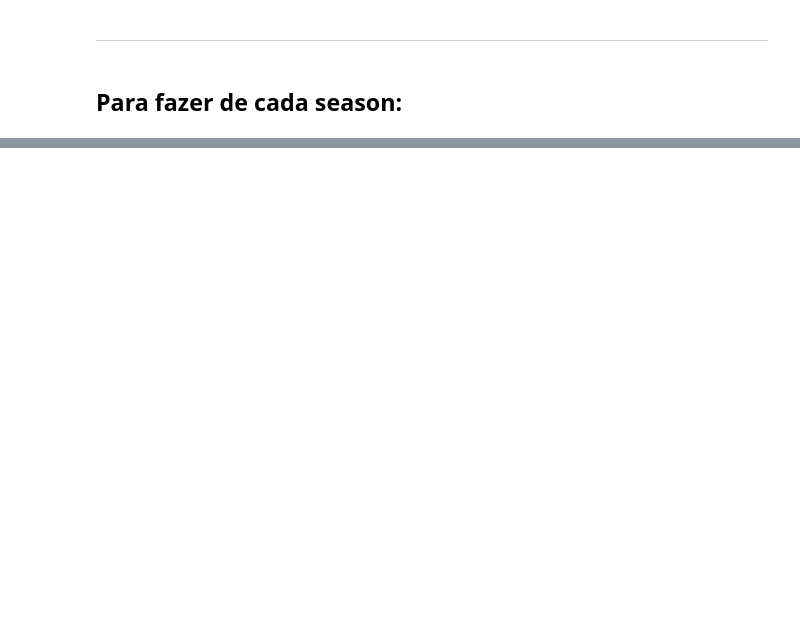
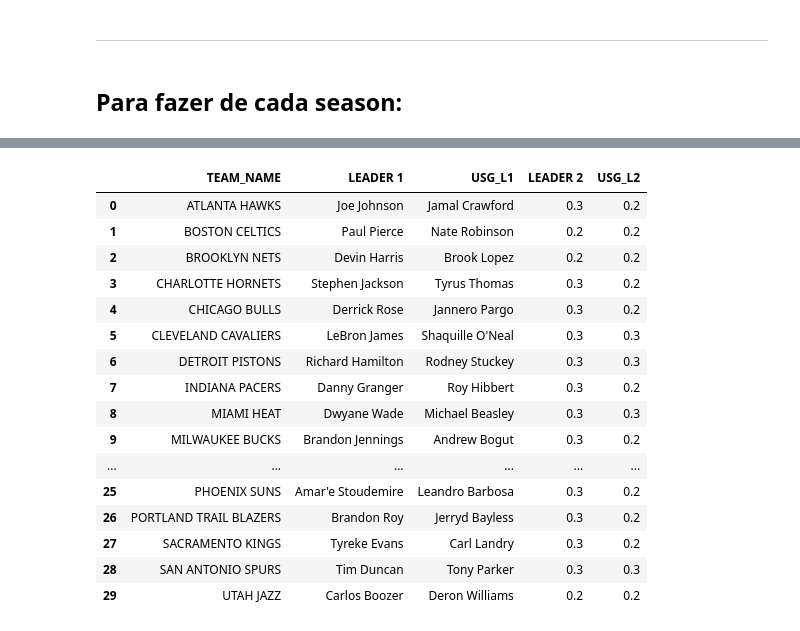
Before and after one commit to diegonhd/nba-pca-analysis, a Jupyter notebook: notebooks/web_scrapping.ipynb, the cells around one changed output, grey strips where cells are left out. Drawn from its saved outputs; the diff is of its cells as text; code cells hidden in the pictures; blank space fills up the shorter version.

```diff
--- a/notebooks/web_scrapping.ipynb
+++ b/notebooks/web_scrapping.ipynb
@@ -176,7 +178,7 @@ nba_teams = [
     "SAN ANTONIO SPURS", "UTAH JAZZ"
 ]
 
-df_teams = pd.DataFrame()
+df_teams = pd.DataFrame(index = range(30))
 df_teams["TEAMS"] = nba_teams
 
 getting_ID_row_by_name(df_teams["TEAMS"], df_teams)
@@ -237,0 +431,70 @@ df_2017
+# %%
+def get_usage_stars(season):
+
+    # Estabelecendo o número mínimo de jogos para a 'estrela'
+    min_games=30
+
+    df = leaguedashplayerstats.LeagueDashPlayerStats(
+        season=season,
+        per_mode_detailed='PerGame',
+        measure_type_detailed_defense='Advanced'
+    ).get_data_frames()[0]
+
+    cols = ["PLAYER_NAME", "TEAM_ID", "TEAM_ABBREVIATION", "GP", "USG_PCT"]
+    metric = "USG_PCT"
+
+    df = df[cols]
+    df_filtered = df[df['GP'] >= min_games].copy()
+    team_ids = df_teams["TEAM_ID"].astype(int)
+
+    # Criando listas que servirão de colunas para o df final
+    leader1_name = []
+    leader2_name = []
+    leader1_usg = []
+    leader2_usg = []
+
+
+    for team_id in team_ids:
+        team_df = df_filtered[df_filtered['TEAM_ID'] == team_id]
+
+        # Cria um DataFrame ordenado pelos 2 jogadores com mais USG%
+        top_2 = team_df.sort_values(by=metric, ascending=False).head(2)
+
+        players_name = []
+        players_usg = []
+        for index, player in top_2.iterrows(): # Index iterando as linhas
+            usg_val = player[metric]
+            players_name.append(player['PLAYER_NAME'])
+            players_usg.append(round(usg_val, 1))
+
+        leader1_usg.append(players_usg[0])
+        leader2_usg.append(players_usg[1])
+        leader1_name.append(players_name[0])
+        leader2_name.append(players_name[1])
+
+    df_results = pd.DataFrame()
+    df_results["TEAM_NAME"] = nba_teams
+    df_results["LEADER 1"], df_results["USG_L1"]= leader1_name, leader2_name
+    df_results["LEADER 2"], df_results["USG_L2"] = leader1_usg, leader2_usg
+    return df_results
+
+df_usage = get_usage_stars(season='2009-10')
+df_usage
+# %% [output]
+|  | TEAM_NAME | LEADER 1 | USG_L1 | LEADER 2 | USG_L2 |
+| 0 | ATLANTA HAWKS | Joe Johnson | Jamal Crawford | 0.3 | 0.2 |
+| 1 | BOSTON CELTICS | Paul Pierce | Nate Robinson | 0.2 | 0.2 |
+| 2 | BROOKLYN NETS | Devin Harris | Brook Lopez | 0.2 | 0.2 |
+| 3 | CHARLOTTE HORNETS | Stephen Jackson | Tyrus Thomas | 0.3 | 0.2 |
+| 4 | CHICAGO BULLS | Derrick Rose | Jannero Pargo | 0.3 | 0.2 |
+| 5 | CLEVELAND CAVALIERS | LeBron James | Shaquille O'Neal | 0.3 | 0.3 |
+| 6 | DETROIT PISTONS | Richard Hamilton | Rodney Stuckey | 0.3 | 0.3 |
+| 7 | INDIANA PACERS | Danny Granger | Roy Hibbert | 0.3 | 0.2 |
+| 8 | MIAMI HEAT | Dwyane Wade | Michael Beasley | 0.3 | 0.3 |
+| 9 | MILWAUKEE BUCKS | Brandon Jennings | Andrew Bogut | 0.3 | 0.2 |
+| ... | ... | ... | ... | ... | ... |
+| 25 | PHOENIX SUNS | Amar'e Stoudemire | Leandro Barbosa | 0.3 | 0.2 |
+| 26 | PORTLAND TRAIL BLAZERS | Brandon Roy | Jerryd Bayless | 0.3 | 0.2 |
+| 27 | SACRAMENTO KINGS | Tyreke Evans | Carl Landry | 0.3 | 0.2 |
+| 28 | SAN ANTONIO SPURS | Tim Duncan | Tony Parker | 0.3 | 0.3 |
+| 29 | UTAH JAZZ | Carlos Boozer | Deron Williams | 0.2 | 0.2 |
```
Also changed, not shown: parts of 12 cells of this notebook.
